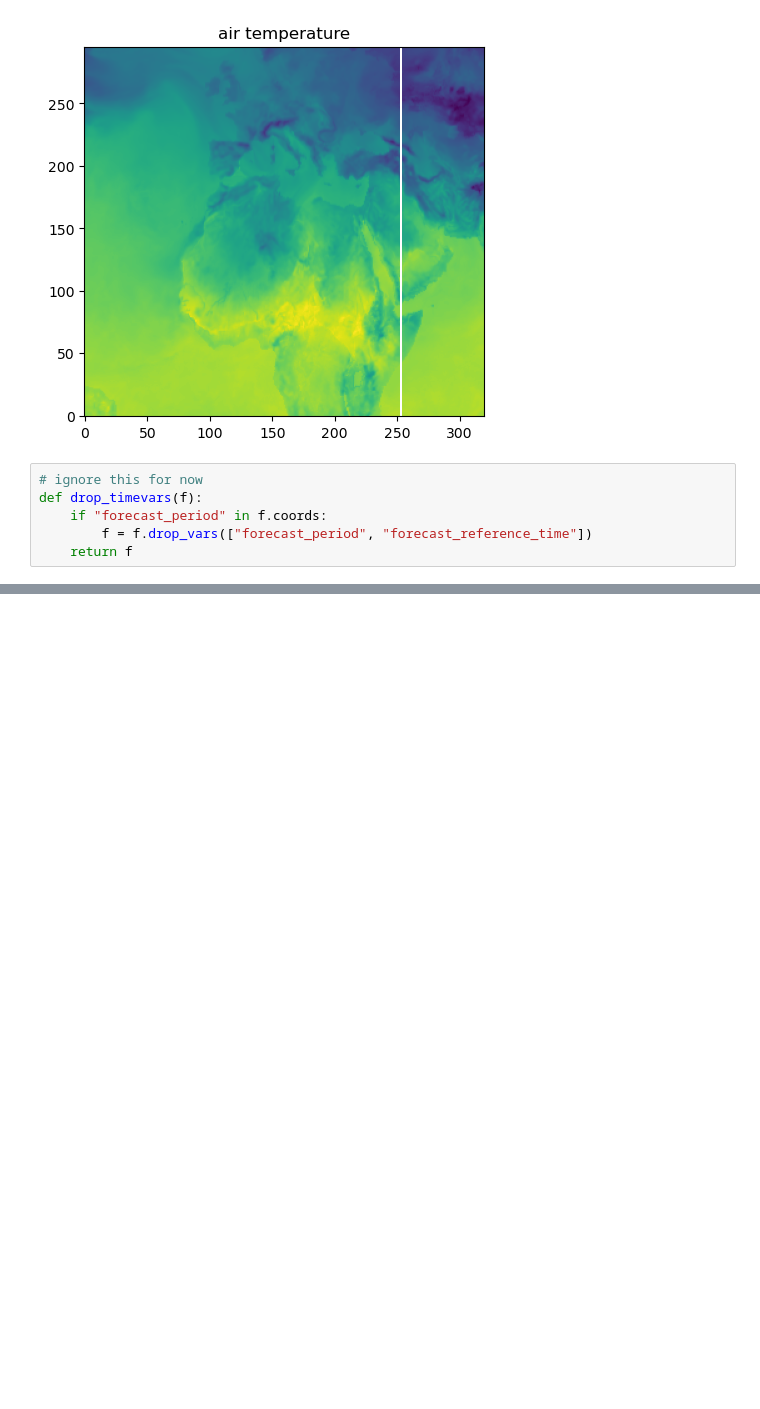
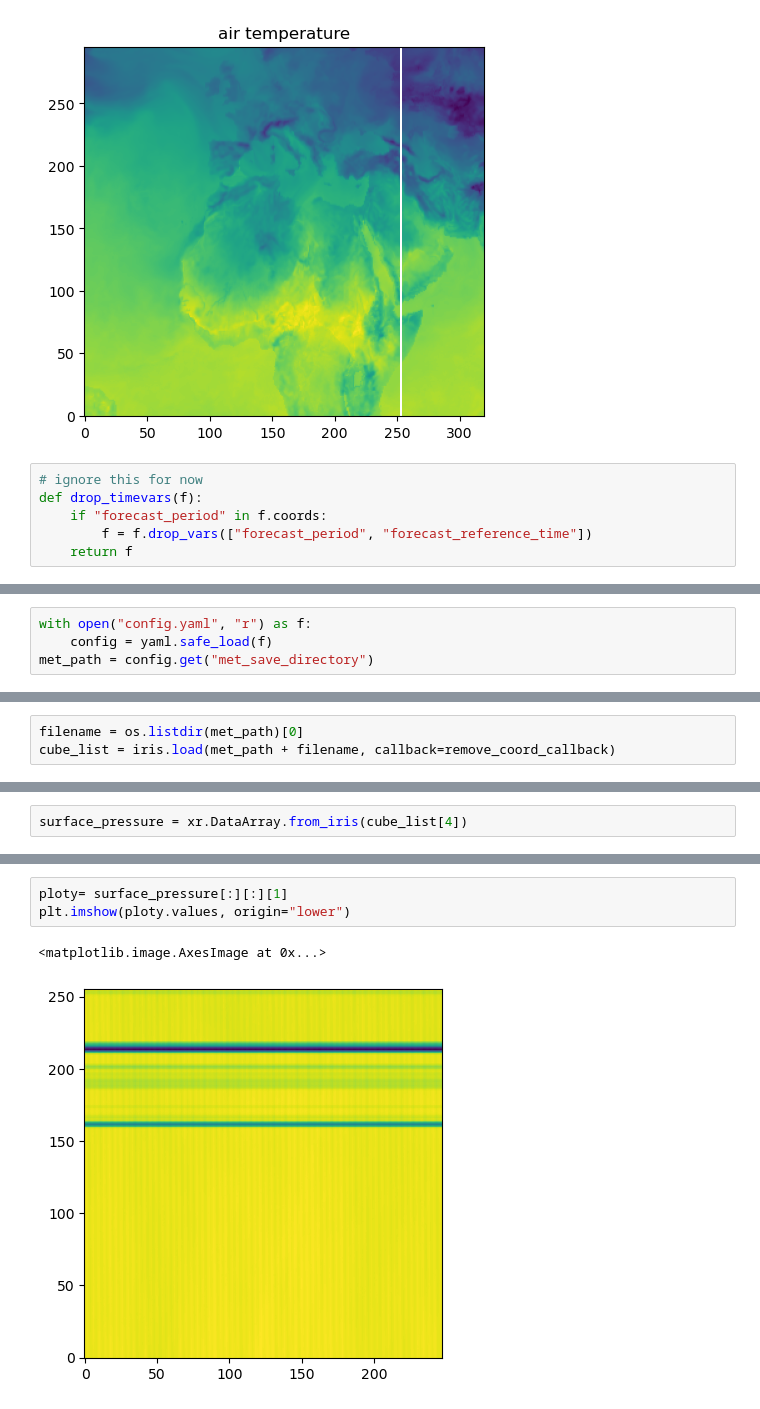
Before and after one commit to elenafillo/extract_iris_met, a Jupyter notebook: exploring_met_data.ipynb, the cells around one changed output, grey strips where cells are left out. Drawn from its saved outputs; the diff is of its cells as text; blank space fills up the shorter version.

```diff
--- a/exploring_met_data.ipynb
+++ b/exploring_met_data.ipynb
@@ -260,0 +312,4 @@ def drop_timevars(f):
+# %%
+with open("config.yaml", "r") as f:
+    config = yaml.safe_load(f)
+met_path = config.get("met_save_directory")
@@ -260,0 +338,3 @@ def drop_timevars(f):
+# %%
+filename = os.listdir(met_path)[0]
+cube_list = iris.load(met_path + filename, callback=remove_coord_callback)
@@ -260,0 +352,2 @@ def drop_timevars(f):
+# %%
+surface_pressure = xr.DataArray.from_iris(cube_list[4])
@@ -260,0 +382,6 @@ def drop_timevars(f):
+# %%
+ploty= surface_pressure[:][:][1]
+plt.imshow(ploty.values, origin="lower")
+# %% [output]
+<matplotlib.image.AxesImage at 0x...>
+[figure, added]
```
Also changed, not shown: parts of 10 cells of this notebook.
